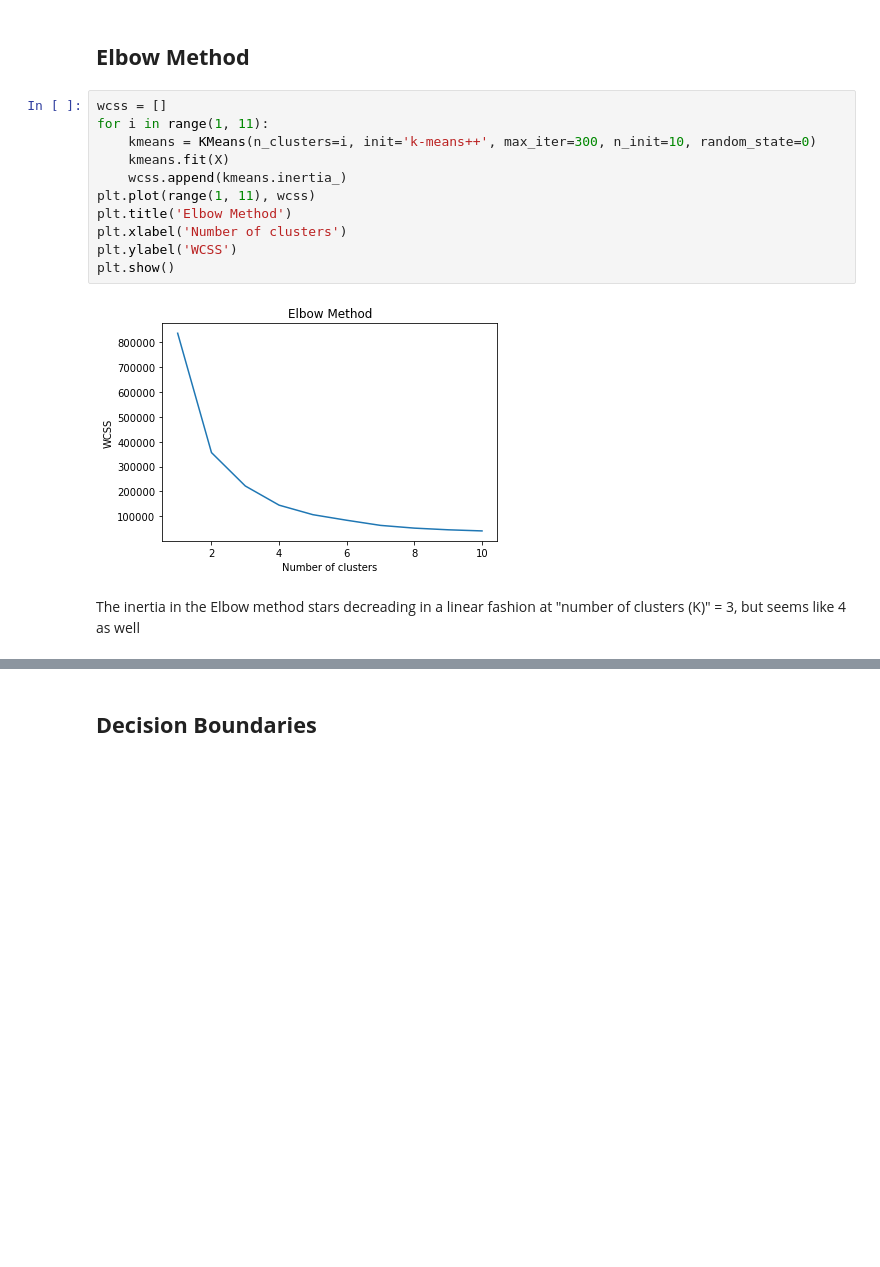
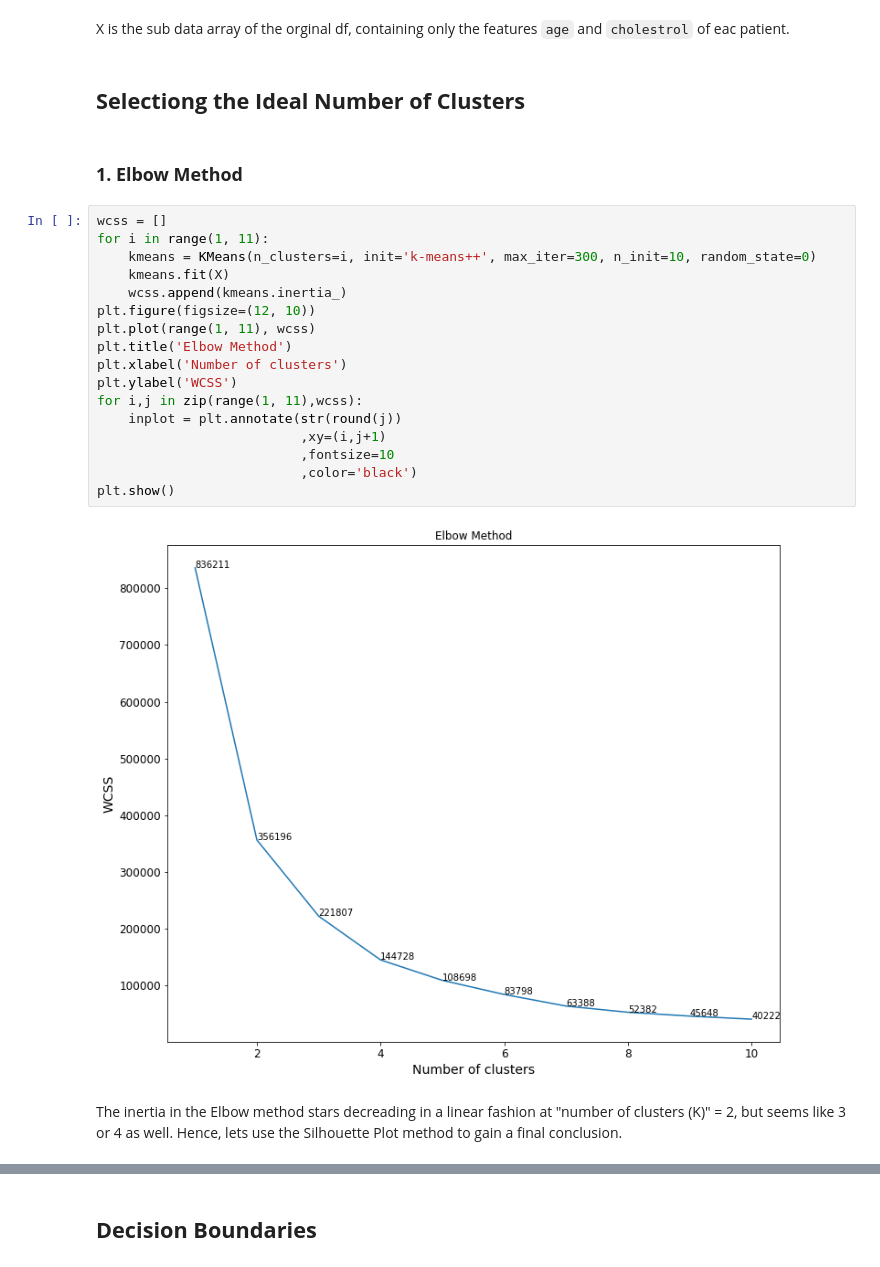
Before and after one commit to jonleesy/F21DLHeartDiseaseClassification, a Jupyter notebook: Model/HeartDisease_Part2.ipynb, the cells around one changed output, grey strips where cells are left out. Saved outputs shown, nothing was run; the diff lists cells and outputs as text; blank space fills up the shorter version.

```diff
--- a/Model/HeartDisease_Part2.ipynb
+++ b/Model/HeartDisease_Part2.ipynb
@@ -36,17 +52,27 @@ plt.scatter(X[:,0], X[:,1])
+# %% [markdown]
+X is the sub data array of the orginal df, containing only the features `age` and `cholestrol` of eac patient.
+# %% [markdown]
+## __Selectiong the Ideal Number of Clusters__
 # %% [markdown]
-## __Elbow Method__
+### __1. Elbow Method__
 # %%
 wcss = []
 for i in range(1, 11):
     kmeans = KMeans(n_clusters=i, init='k-means++', max_iter=300, n_init=10, random_state=0)
     kmeans.fit(X)
     wcss.append(kmeans.inertia_)
+plt.figure(figsize=(12, 10))
 plt.plot(range(1, 11), wcss)
 plt.title('Elbow Method')
 plt.xlabel('Number of clusters')
 plt.ylabel('WCSS')
+for i,j in zip(range(1, 11),wcss):
+    inplot = plt.annotate(str(round(j))
+                          ,xy=(i,j+1)
+                          ,fontsize=10
+                          ,color='black')
 plt.show()
 # %% [output]
-[figure, old version]
+[figure, new version]
 # %% [markdown]
-The inertia in the Elbow method stars decreading in a linear fashion at "number of clusters (K)" = 3, but seems like 4 as well
+The inertia in the Elbow method stars decreading in a linear fashion at "number of clusters (K)" = 2, but seems like 3 or 4 as well. Hence, lets use the Silhouette Plot method to gain a final conclusion.
```
Also changed, not shown: parts of 33 cells of this notebook.
